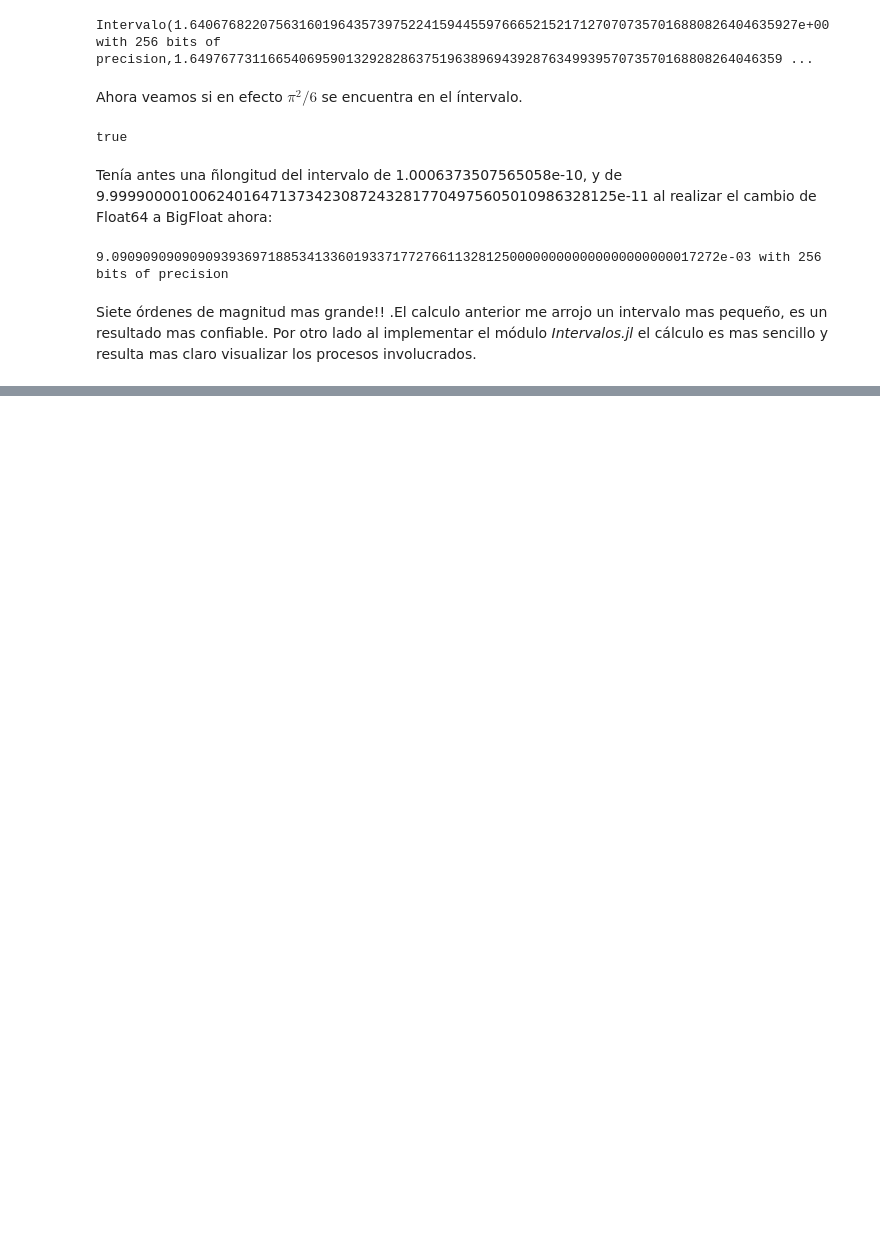
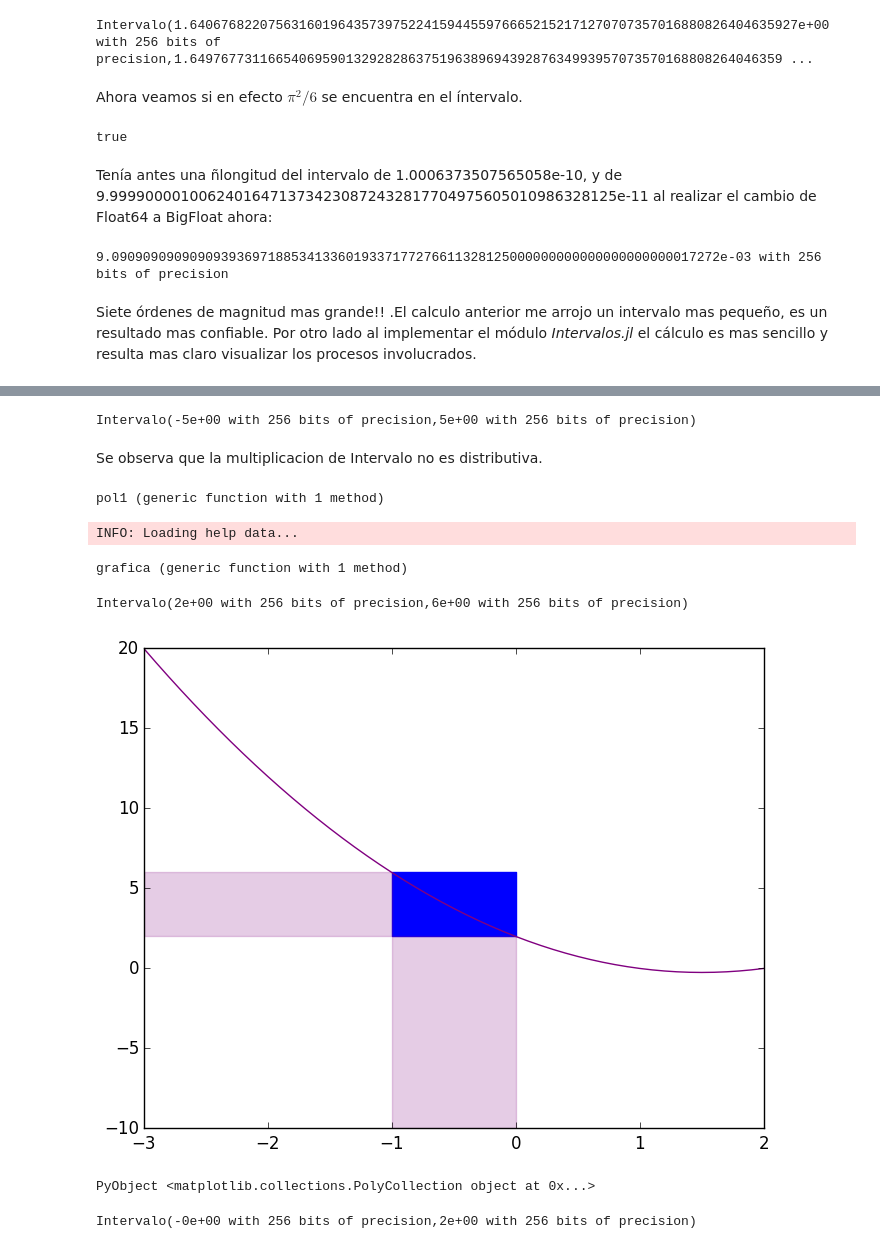
Before and after one commit to lauper1/tareas_fca, a Jupyter notebook: aritmeticaintervalos/24-marzo-2015_factcheck.ipynb, the cells around one changed output, grey strips where cells are left out. Saved outputs shown, nothing was run; the diff lists cells and outputs as text; code cells hidden in the pictures; blank space fills up the shorter version.

```diff
--- a/aritmeticaintervalos/24-marzo-2015_factcheck.ipynb
+++ b/aritmeticaintervalos/24-marzo-2015_factcheck.ipynb
@@ -49,0 +60,43 @@ Intervalo(-1e+00 with 256 bits of precision,1e+00 with 256 bits of precision)
+# %%
+Intervalo(-1,1)*Intervalo(-1,0)+Intervalo(-1,1)*Intervalo(3,4)
+# %% [output]
+Intervalo(-5e+00 with 256 bits of precision,5e+00 with 256 bits of precision)
+# %% [markdown]
+Se observa que la multiplicacion de Intervalo no es distributiva.
+# %%
+function pol1(x)
+    (x-1)*(x-2)
+end
+# %% [output]
+pol1 (generic function with 1 method)
+# %%
+using PyPlot
+function  grafica(a, b, f::Function)
+x = [a-2:0.1:b+2];
+y= zeros(length(x))
+for  i = 1: length(x)
+    y[i]=f(x[i])
+end
+
+    Inty=f(Intervalo(a,b))
+    plot(x,y, "-", color="purple")
+    PyPlot.fill_between([a,b],float64(Inty.a),float64(Inty.b),color="blue")
+    PyPlot.fill_between([a-2, a],float64(Inty.a),float64(Inty.b),color="purple", alpha=0.2)
+    PyPlot.fill_between([a, b],-10, f(b), color="purple", alpha=0.2)
+    end
+# %% [output]
+INFO: Loading help data...
+grafica (generic function with 1 method)
+# %%
+pol1(Intervalo(-1,0))
+# %% [output]
+Intervalo(2e+00 with 256 bits of precision,6e+00 with 256 bits of precision)
+# %%
+grafica(-1,0, pol1)
+# %% [output]
+[figure, added]
+PyObject <matplotlib.collections.PolyCollection object at 0x...>
+# %%
+pol1(Intervalo(0,1))
+# %% [output]
+Intervalo(-0e+00 with 256 bits of precision,2e+00 with 256 bits of precision)
```
Also changed, not shown: parts of 29 cells of this notebook.
